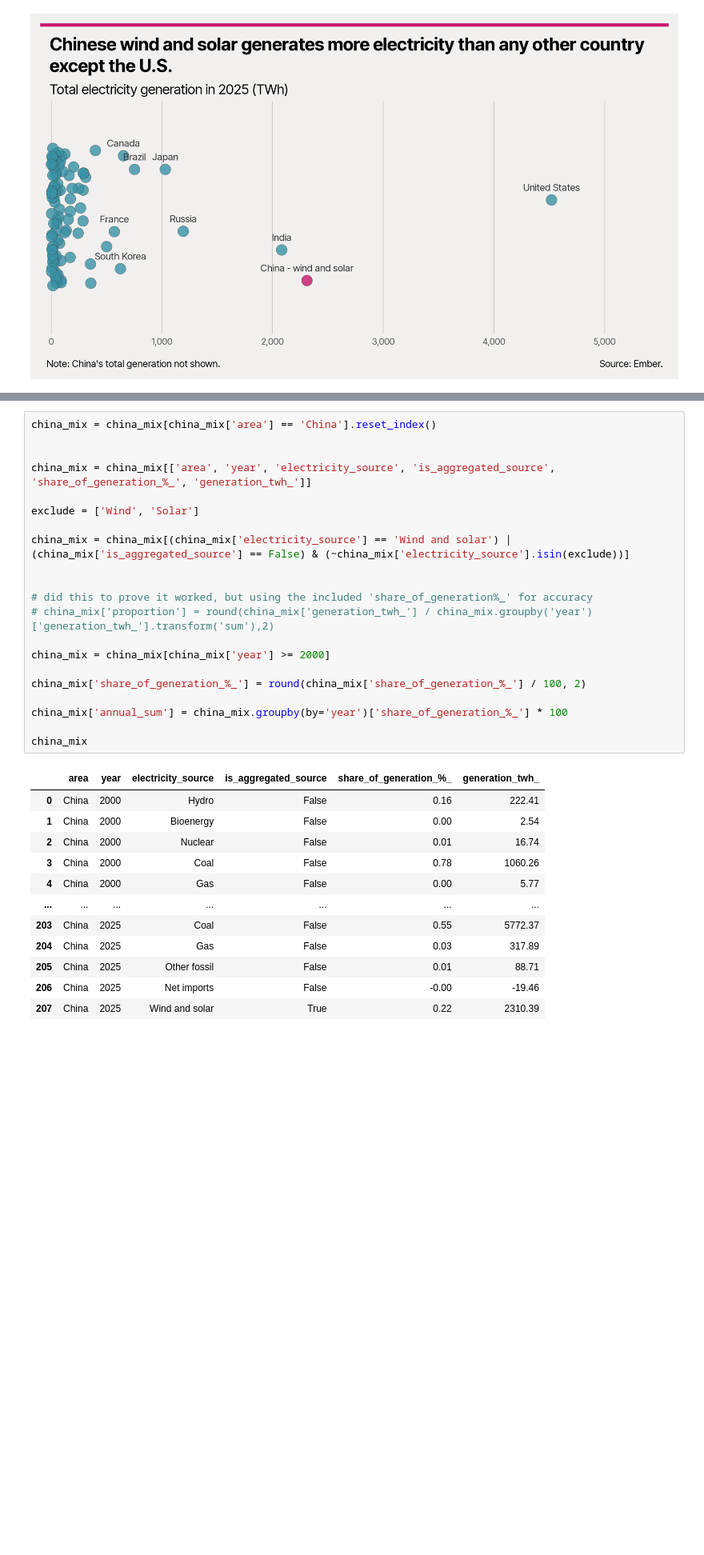
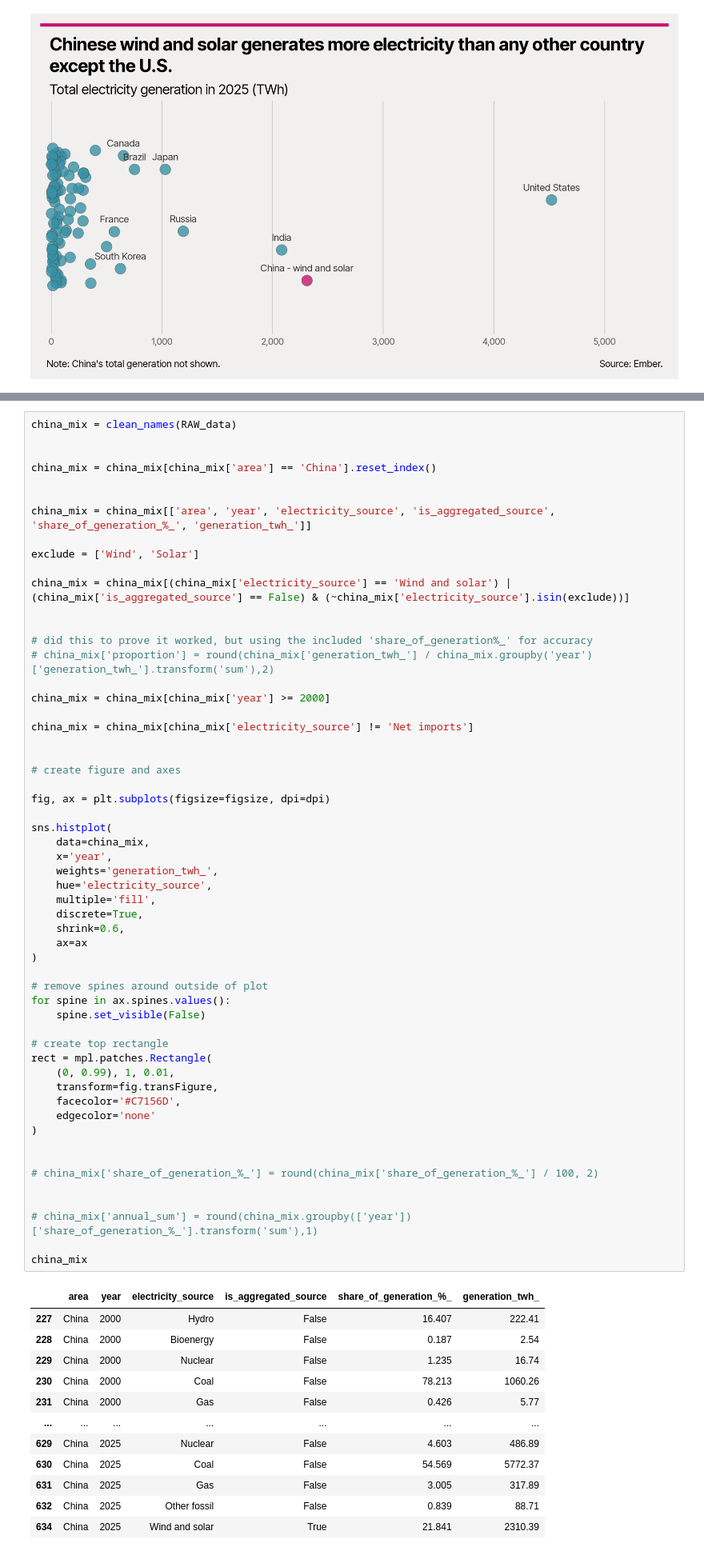
Before and after one commit to TurnerHaa/chinaEnergy, a Jupyter notebook: chinaEnergy.ipynb, the cells around one changed output, grey strips where cells are left out. Shown at 80% size. Drawn from its saved outputs; the diff is of its cells as text; blank space fills up the shorter version.

```diff
--- a/chinaEnergy.ipynb
+++ b/chinaEnergy.ipynb
@@ -209,34 +187,69 @@ memory usage: 14.9 MB
 # %%
+china_mix = clean_names(RAW_data)
+
+
 china_mix = china_mix[china_mix['area'] == 'China'].reset_index()
 
 
 china_mix = china_mix[['area', 'year', 'electricity_source', 'is_aggregated_source', 'share_of_generation_%_', 'generation_twh_']]
 
 exclude = ['Wind', 'Solar']
 
 china_mix = china_mix[(china_mix['electricity_source'] == 'Wind and solar') | (china_mix['is_aggregated_source'] == False) & (~china_mix['electricity_source'].isin(exclude))]
 
 
 # did this to prove it worked, but using the included 'share_of_generation%_' for accuracy
 # china_mix['proportion'] = round(china_mix['generation_twh_'] / china_mix.groupby('year')['generation_twh_'].transform('sum'),2)
 
 china_mix = china_mix[china_mix['year'] >= 2000]
 
-china_mix['share_of_generation_%_'] = round(china_mix['share_of_generation_%_'] / 100, 2)
+china_mix = china_mix[china_mix['electricity_source'] != 'Net imports']
 
-china_mix['annual_sum'] = china_mix.groupby(by='year')['share_of_generation_%_'] * 100
+
+# create figure and axes
+
+fig, ax = plt.subplots(figsize=figsize, dpi=dpi)
+
+sns.histplot(
+    data=china_mix,
+    x='year',
+    weights='generation_twh_',
+    hue='electricity_source',
+    multiple='fill',
+    discrete=True,
+    shrink=0.6,
+    ax=ax
+)
+
+# remove spines around outside of plot
+for spine in ax.spines.values():
+    spine.set_visible(False)
+
+# create top rectangle
+rect = mpl.patches.Rectangle(
+    (0, 0.99), 1, 0.01,
+    transform=fig.transFigure,
+    facecolor='#C7156D',
+    edgecolor='none'
+)
+
+
+# china_mix['share_of_generation_%_'] = round(china_mix['share_of_generation_%_'] / 100, 2)
+
+
+# china_mix['annual_sum'] = round(china_mix.groupby(['year'])['share_of_generation_%_'].transform('sum'),1)
 
 china_mix
 # %% [output]
 |  | area | year | electricity_source | is_aggregated_source | share_of_generation_%_ | generation_twh_ |
-| 0 | China | 2000 | Hydro | False | 0.16 | 222.41 |
-| 1 | China | 2000 | Bioenergy | False | 0.00 | 2.54 |
-| 2 | China | 2000 | Nuclear | False | 0.01 | 16.74 |
-| 3 | China | 2000 | Coal | False | 0.78 | 1060.26 |
-| 4 | China | 2000 | Gas | False | 0.00 | 5.77 |
+| 227 | China | 2000 | Hydro | False | 16.407 | 222.41 |
+| 228 | China | 2000 | Bioenergy | False | 0.187 | 2.54 |
+| 229 | China | 2000 | Nuclear | False | 1.235 | 16.74 |
+| 230 | China | 2000 | Coal | False | 78.213 | 1060.26 |
+| 231 | China | 2000 | Gas | False | 0.426 | 5.77 |
 | ... | ... | ... | ... | ... | ... | ... |
-| 203 | China | 2025 | Coal | False | 0.55 | 5772.37 |
-| 204 | China | 2025 | Gas | False | 0.03 | 317.89 |
-| 205 | China | 2025 | Other fossil | False | 0.01 | 88.71 |
-| 206 | China | 2025 | Net imports | False | -0.00 | -19.46 |
-| 207 | China | 2025 | Wind and solar | True | 0.22 | 2310.39 |
+| 629 | China | 2025 | Nuclear | False | 4.603 | 486.89 |
+| 630 | China | 2025 | Coal | False | 54.569 | 5772.37 |
+| 631 | China | 2025 | Gas | False | 3.005 | 317.89 |
+| 632 | China | 2025 | Other fossil | False | 0.839 | 88.71 |
+| 634 | China | 2025 | Wind and solar | True | 21.841 | 2310.39 |
```
Also changed, not shown: parts of 3 cells of this notebook.
